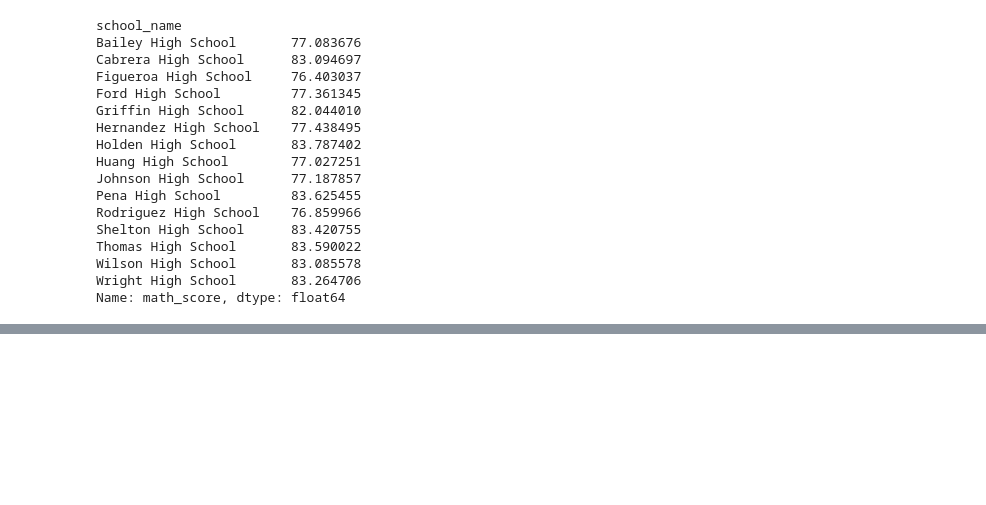
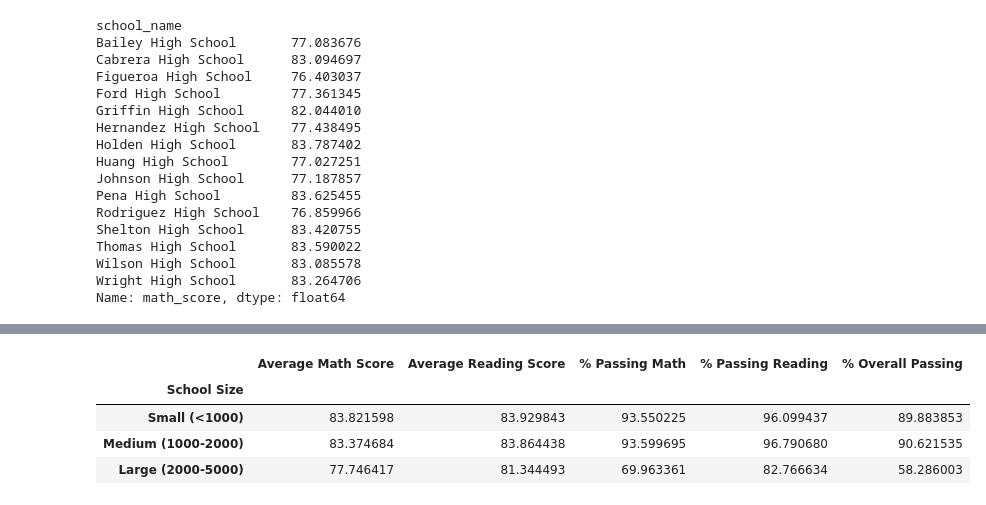
Before and after one commit to JackieCortes/School_District_Analysis, a Jupyter notebook: PyCitySchools.ipynb, the cells around one changed output, grey strips where cells are left out. Cells and saved outputs as stored; diff of their text form; code cells hidden in the pictures; blank space fills up the shorter version.

Commit message:
Scores by school size

```diff
--- a/PyCitySchools.ipynb
+++ b/PyCitySchools.ipynb
@@ -1104,0 +1129,5 @@ spending_summary_df
+# %%
+# Establish the bins.
+size_bins = [0, 1000, 2000, 5000]
+group_names = ["Small (<1000)", "Medium (1000-2000)", "Large (2000-5000)"]
+per_school_counts.groupby(pd.cut(per_school_counts, size_bins)).count()
@@ -1104,0 +1140,7 @@ spending_summary_df
+# %%
+#To be able to calculate all averages, let's use the dataframe per school already done.
+# Categorize spending based on the bins.
+#New columen to be added to the dataframe, the value will see the new bins
+per_school_summary_df["School Size"] = pd.cut(per_school_summary_df["Total Students"], size_bins, labels=group_names)
+
+per_school_summary_df.head()
@@ -1104,0 +1154,29 @@ spending_summary_df
+# %%
+#Now with the new School Size grouping, let's calculate the new averages per subject
+# Calculate averages for the desired columns.
+size_math_scores = per_school_summary_df.groupby(["School Size"]).mean()["Average Math Score"]
+
+size_reading_scores = per_school_summary_df.groupby(["School Size"]).mean()["Average Reading Score"]
+
+size_passing_math = per_school_summary_df.groupby(["School Size"]).mean()["% Passing Math"]
+
+size_passing_reading = per_school_summary_df.groupby(["School Size"]).mean()["% Passing Reading"]
+
+size_overall_passing = per_school_summary_df.groupby(["School Size"]).mean()["% Overall Passing"]
+# %%
+#New Data Frame to show the results in organized way (School Size)
+# Assemble into DataFrame.
+size_summary_df = pd.DataFrame({
+          "Average Math Score" : size_math_scores,
+          "Average Reading Score": size_reading_scores,
+          "% Passing Math": size_passing_math,
+          "% Passing Reading": size_passing_reading,
+          "% Overall Passing": size_overall_passing})
+
+size_summary_df
+# %% [output]
+|  | Average Math Score | Average Reading Score | % Passing Math | % Passing Reading | % Overall Passing |
+| School Size |  |  |  |  |  |
+| Small (<1000) | 83.821598 | 83.929843 | 93.550225 | 96.099437 | 89.883853 |
+| Medium (1000-2000) | 83.374684 | 83.864438 | 93.599695 | 96.790680 | 90.621535 |
+| Large (2000-5000) | 77.746417 | 81.344493 | 69.963361 | 82.766634 | 58.286003 |
```
Also changed, not shown: parts of 39 cells of this notebook.
